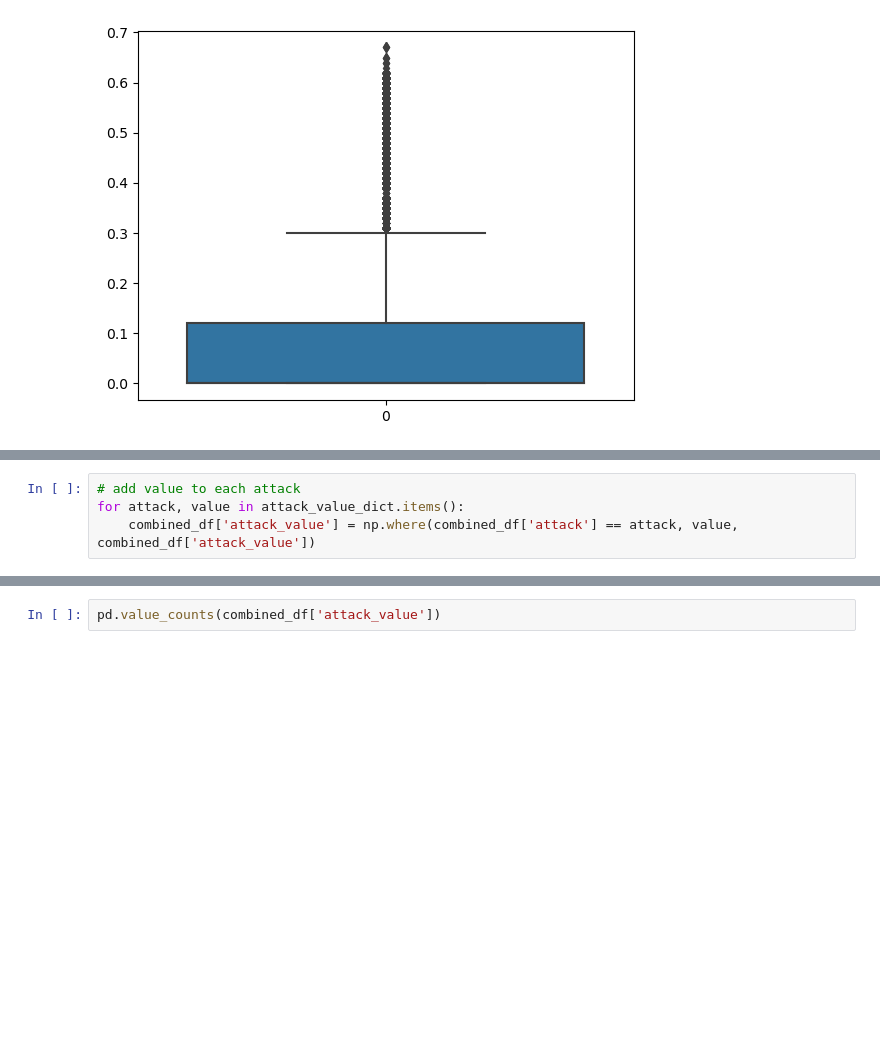
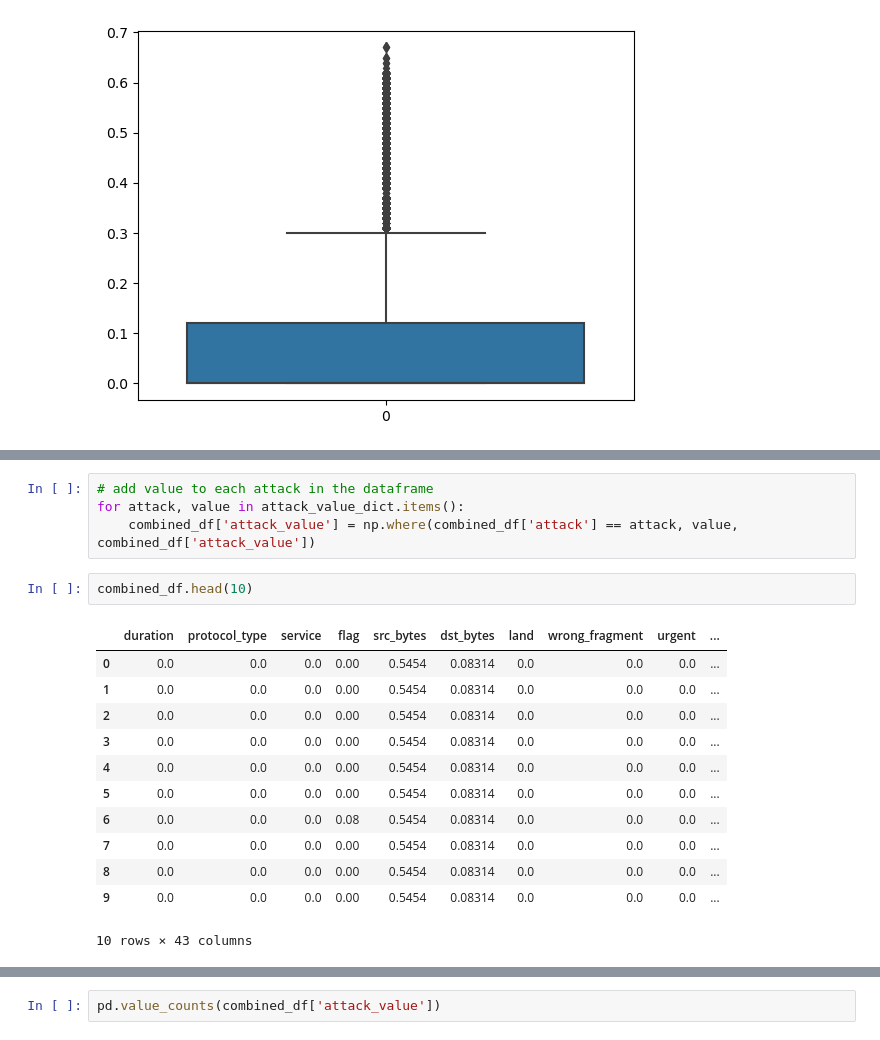
Before and after one commit to Samedy1/data_science_cadt_project_cyber_security, a Jupyter notebook: cyber_security.ipynb, the cells around one changed output, grey strips where cells are left out. Cells and saved outputs as stored; diff of their text form; blank space fills up the shorter version.

```diff
--- a/cyber_security.ipynb
+++ b/cyber_security.ipynb
@@ -460,7 +512,22 @@ print(attack_value_dict)
 # %%
-# add value to each attack
+# add value to each attack in the dataframe
 for attack, value in attack_value_dict.items():
     combined_df['attack_value'] = np.where(combined_df['attack'] == attack, value, combined_df['attack_value'])
+# %%
+combined_df.head(10)
+# %% [output]
+|  | duration | protocol_type | service | flag | src_bytes | dst_bytes | land | wrong_fragment | urgent | ... |
+| 0 | 0.0 | 0.0 | 0.0 | 0.00 | 0.5454 | 0.08314 | 0.0 | 0.0 | 0.0 | ... |
+| 1 | 0.0 | 0.0 | 0.0 | 0.00 | 0.5454 | 0.08314 | 0.0 | 0.0 | 0.0 | ... |
+| 2 | 0.0 | 0.0 | 0.0 | 0.00 | 0.5454 | 0.08314 | 0.0 | 0.0 | 0.0 | ... |
+| 3 | 0.0 | 0.0 | 0.0 | 0.00 | 0.5454 | 0.08314 | 0.0 | 0.0 | 0.0 | ... |
+| 4 | 0.0 | 0.0 | 0.0 | 0.00 | 0.5454 | 0.08314 | 0.0 | 0.0 | 0.0 | ... |
+| 5 | 0.0 | 0.0 | 0.0 | 0.00 | 0.5454 | 0.08314 | 0.0 | 0.0 | 0.0 | ... |
+| 6 | 0.0 | 0.0 | 0.0 | 0.08 | 0.5454 | 0.08314 | 0.0 | 0.0 | 0.0 | ... |
+| 7 | 0.0 | 0.0 | 0.0 | 0.00 | 0.5454 | 0.08314 | 0.0 | 0.0 | 0.0 | ... |
+| 8 | 0.0 | 0.0 | 0.0 | 0.00 | 0.5454 | 0.08314 | 0.0 | 0.0 | 0.0 | ... |
+| 9 | 0.0 | 0.0 | 0.0 | 0.00 | 0.5454 | 0.08314 | 0.0 | 0.0 | 0.0 | ... |
+10 rows × 43 columns
 # %%
 combined_df.shape
 # %% [output]
```
Also changed, not shown: parts of 42 cells of this notebook.
